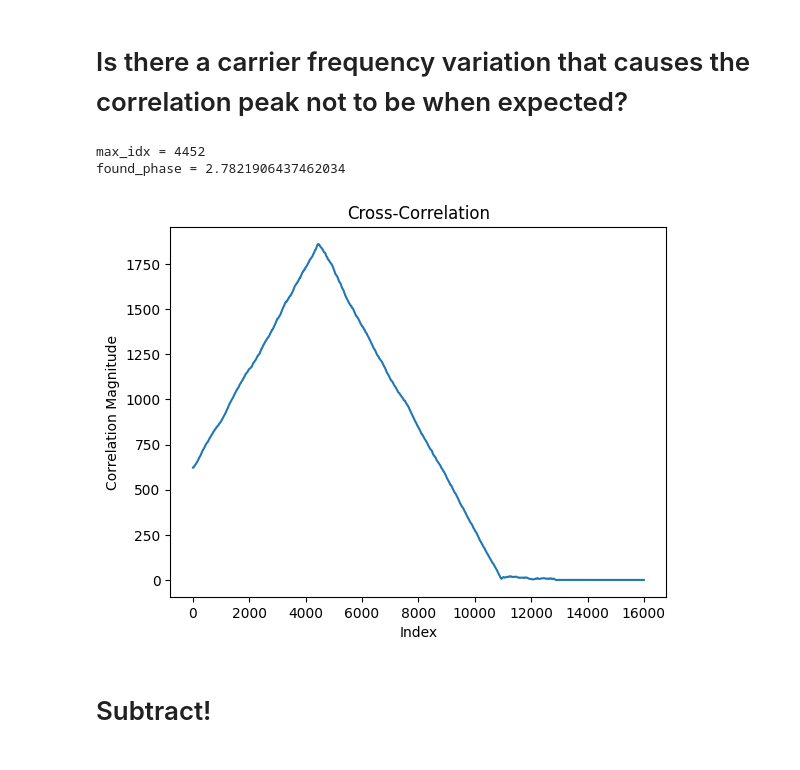
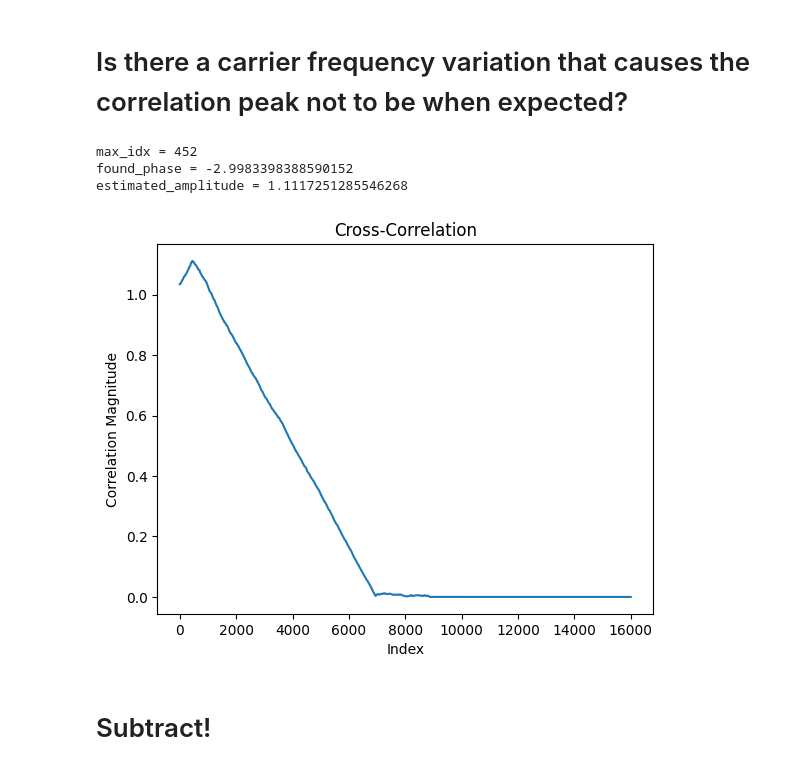
Before and after one commit to SDMote/SDR_projects, a Jupyter notebook: python_phy/subtraction_test.ipynb, the cells around one changed output. Drawn from its saved outputs; the diff is of its cells as text; code cells hidden in the pictures.

```diff
--- a/python_phy/subtraction_test.ipynb
+++ b/python_phy/subtraction_test.ipynb
@@ -95,5 +94,4 @@ found_phase = -2.8798917705723714
 # %%
-# delayed_interference = pad_interference(iq_samples, iq_samples_interference, 4450)
-delayed_interference = pad_interference(iq_samples, iq_samples_interference, 0)
+delayed_interference = pad_interference(iq_samples, iq_samples_interference, 4000)
 subplots_iq([iq_samples, delayed_interference], fs, ["Interfered packet", "Interference"])
 # %% [output]
@@ -122,21 +123,25 @@ found_phase = 0.5
 # %%
 cos_interference = multiply_by_complex_exponential(delayed_interference, fs=fs, freq=4800)
 correlation = correlation_wrapper(iq_samples, cos_interference)
 max_idx = np.argmax(np.abs(correlation))
 found_phase = np.angle(correlation[max_idx])
+estimated_amplitude = np.abs(correlation[max_idx])
+
 print(f"{max_idx = }")
 print(f"{found_phase = }")
+print(f"{estimated_amplitude = }")
 
 plt.plot(np.abs(correlation))
 # plt.plot(np.imag(correlation))
 plt.title("Cross-Correlation")
 plt.xlabel("Index")
 plt.ylabel("Correlation Magnitude")
 plt.show()
 # %% [output]
-max_idx = 4452
-found_phase = 2.7821906437462034
+max_idx = 452
+found_phase = -2.9983398388590152
+estimated_amplitude = 1.1117251285546268
-[figure, old version]
+[figure, new version]
 # %% [markdown]
 # Subtract!
 # %%
```
Also changed, not shown: parts of 6 cells of this notebook, 1 other file.
